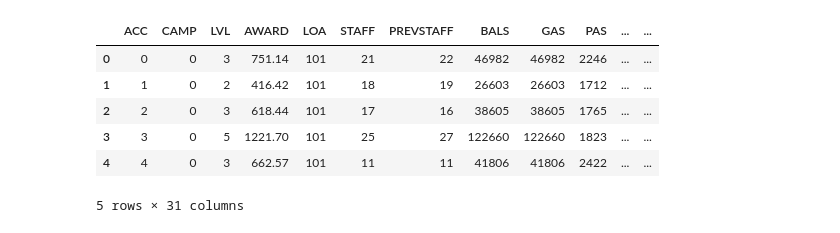
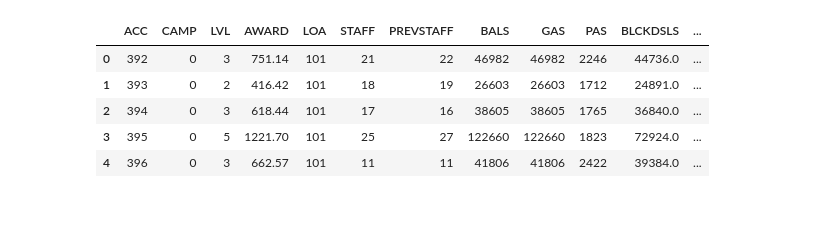
Before and after one commit to imaginave/LVL_prediction, a Jupyter notebook: DIPLOMA_LVL2.ipynb, the cells around one changed output. Drawn from its saved outputs; the diff is of its cells as text; code cells hidden in the pictures.

```diff
--- a/DIPLOMA_LVL2.ipynb
+++ b/DIPLOMA_LVL2.ipynb
@@ -7,14 +9,13 @@ from sklearn.metrics import mean_squared_log_error
 from sklearn.ensemble import RandomForestRegressor
 from lightgbm import LGBMRegressor
 # %%
-data = pd.read_csv('DATA/c13_12_2_prep.csv')
+data = pd.read_csv('DATA/c13_9_2_prep.csv')
 data.drop(['Unnamed: 0'], axis=1,inplace = True)
 data.head()
 # %% [output]
-|  | ACC | CAMP | LVL | AWARD | LOA | STAFF | PREVSTAFF | BALS | GAS | PAS | ... | ... |
-| 0 | 0 | 0 | 3 | 751.14 | 101 | 21 | 22 | 46982 | 46982 | 2246 | ... | ... |
-| 1 | 1 | 0 | 2 | 416.42 | 101 | 18 | 19 | 26603 | 26603 | 1712 | ... | ... |
-| 2 | 2 | 0 | 3 | 618.44 | 101 | 17 | 16 | 38605 | 38605 | 1765 | ... | ... |
-| 3 | 3 | 0 | 5 | 1221.70 | 101 | 25 | 27 | 122660 | 122660 | 1823 | ... | ... |
-| 4 | 4 | 0 | 3 | 662.57 | 101 | 11 | 11 | 41806 | 41806 | 2422 | ... | ... |
+|  | ACC | CAMP | LVL | AWARD | LOA | STAFF | PREVSTAFF | BALS | GAS | PAS | BLCKDSLS | ... |
+| 0 | 392 | 0 | 3 | 751.14 | 101 | 21 | 22 | 46982 | 46982 | 2246 | 44736.0 | ... |
+| 1 | 393 | 0 | 2 | 416.42 | 101 | 18 | 19 | 26603 | 26603 | 1712 | 24891.0 | ... |
+| 2 | 394 | 0 | 3 | 618.44 | 101 | 17 | 16 | 38605 | 38605 | 1765 | 36840.0 | ... |
+| 3 | 395 | 0 | 5 | 1221.70 | 101 | 25 | 27 | 122660 | 122660 | 1823 | 72924.0 | ... |
+| 4 | 396 | 0 | 3 | 662.57 | 101 | 11 | 11 | 41806 | 41806 | 2422 | 39384.0 | ... |
-5 rows × 31 columns
```
Also changed, not shown: parts of 29 cells of this notebook.
